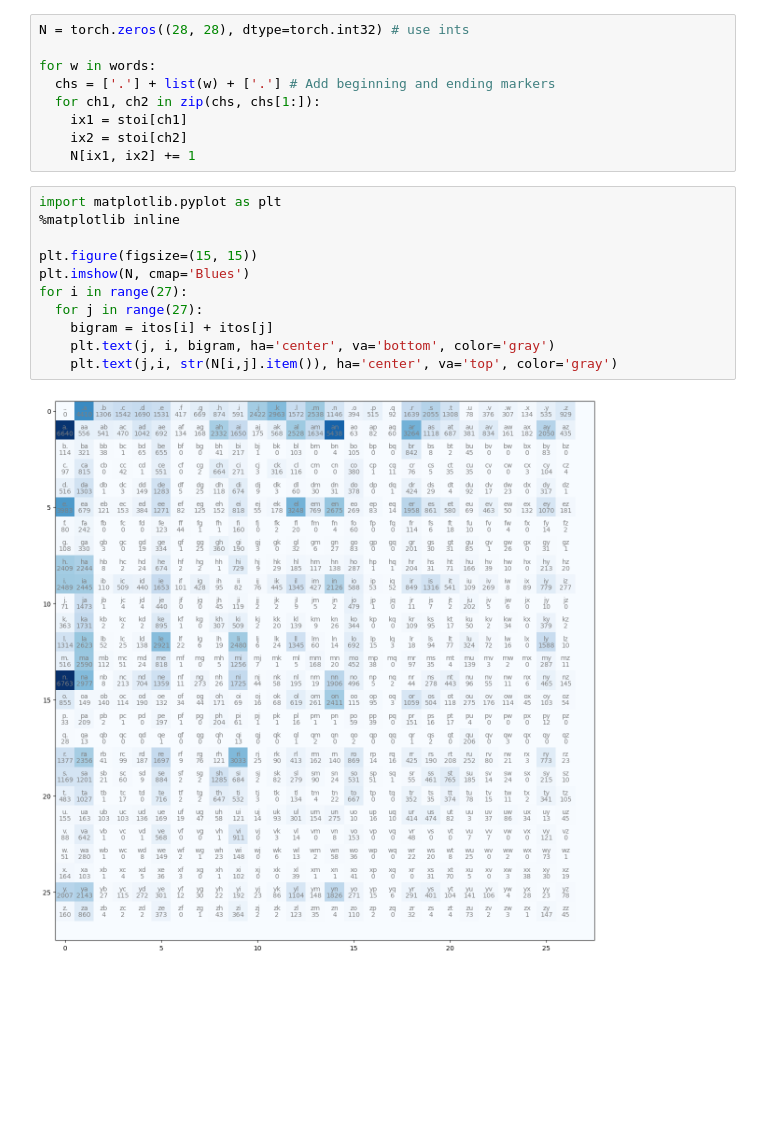
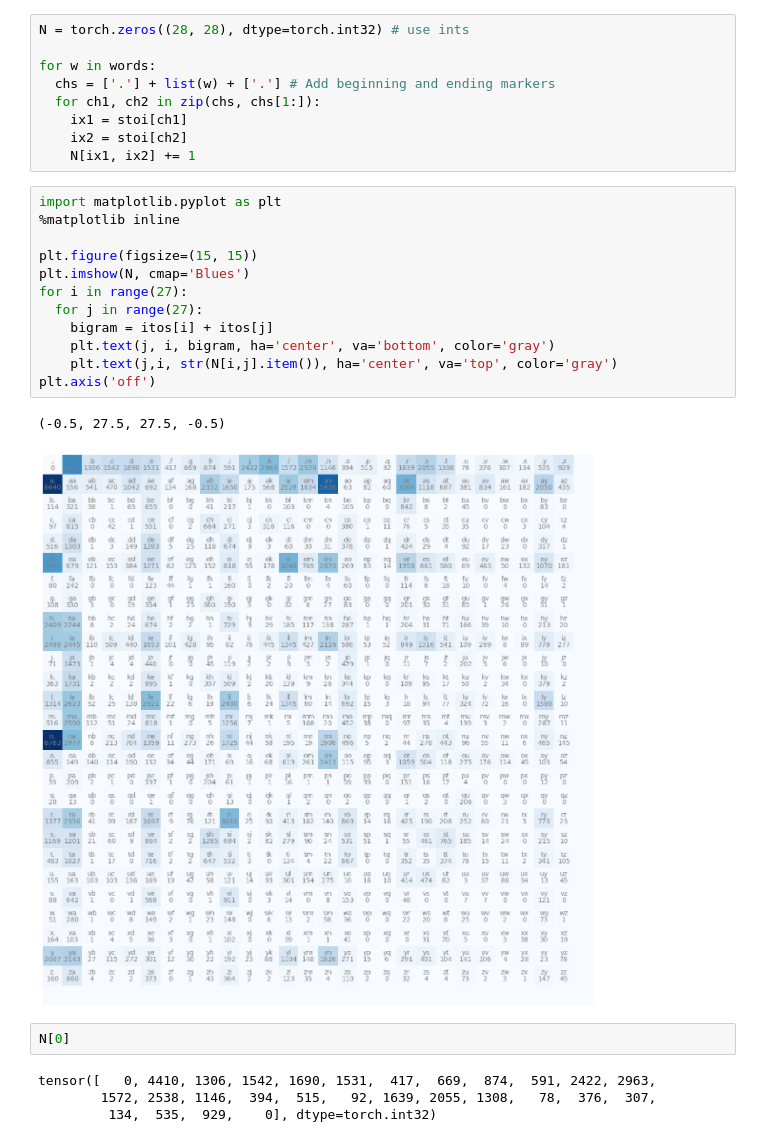
Before and after one commit to freeman-jiang/karpathy-ml, a Jupyter notebook: makemore/makemore.ipynb, the cells around one changed output. Drawn from its saved outputs; the diff is of its cells as text; blank space fills up the shorter version.

```diff
--- a/makemore/makemore.ipynb
+++ b/makemore/makemore.ipynb
@@ -80,13 +80,21 @@ for w in words:
 # %%
 import matplotlib.pyplot as plt
 %matplotlib inline
 
 plt.figure(figsize=(15, 15))
 plt.imshow(N, cmap='Blues')
 for i in range(27):
   for j in range(27):
     bigram = itos[i] + itos[j]
     plt.text(j, i, bigram, ha='center', va='bottom', color='gray')
     plt.text(j,i, str(N[i,j].item()), ha='center', va='top', color='gray')
+plt.axis('off')
 # %% [output]
+(-0.5, 27.5, 27.5, -0.5)
-[figure, old version]
+[figure, new version]
+# %%
+N[0]
+# %% [output]
+tensor([   0, 4410, 1306, 1542, 1690, 1531,  417,  669,  874,  591, 2422, 2963,
+        1572, 2538, 1146,  394,  515,   92, 1639, 2055, 1308,   78,  376,  307,
+         134,  535,  929,    0], dtype=torch.int32)
```
Also changed, not shown: parts of 3 cells of this notebook.
